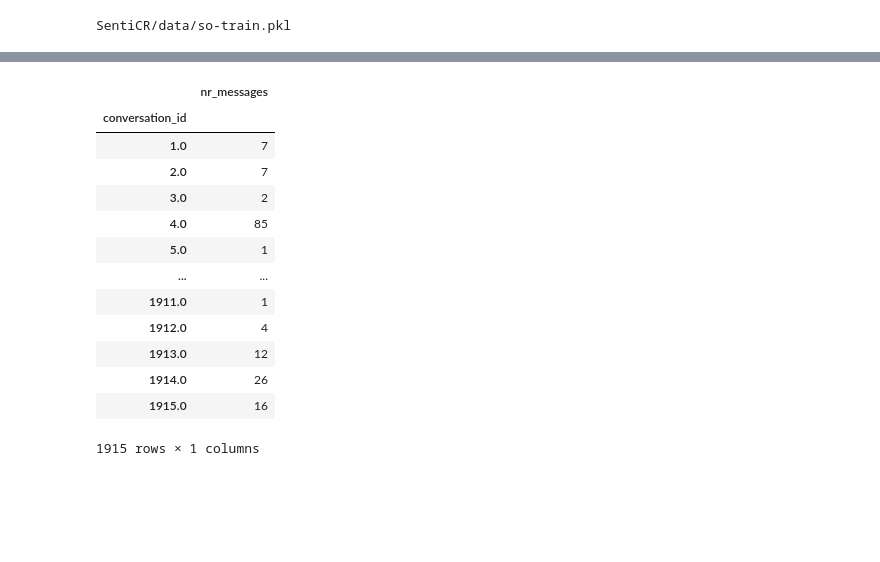
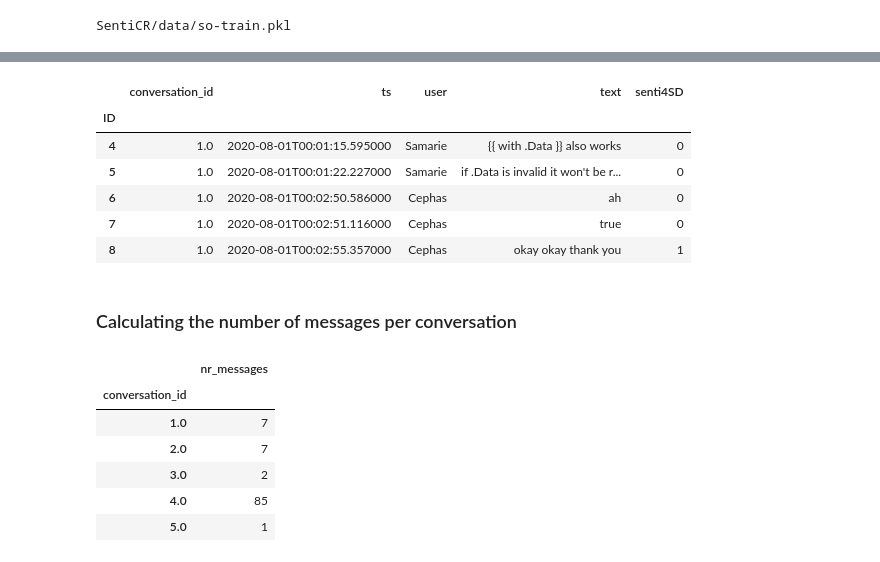
Before and after one commit to Tomgroot/empiricalSE, a Jupyter notebook: SentiScore.ipynb, the cells around one changed output, grey strips where cells are left out. Cells and saved outputs as stored; diff of their text form; code cells hidden in the pictures; blank space fills up the shorter version.

```diff
--- a/SentiScore.ipynb
+++ b/SentiScore.ipynb
@@ -6,4 +8,4 @@ SentiCR/data/so-train.pkl
 # %%
-df_original = pandas.read_xml('test.xml')
+df_original = pd.read_xml('test.xml')
 # %%
 df = df_original[4:].drop(['team_domain', 'channel_name', 'start_date', 'end_date'], axis=1)
@@ -25,0 +49,6 @@ df[df['conversation_id'] == 4.0]
+# %%
+df_senti4SD = df.copy()
+df_senti4SD = df_senti4SD.drop(['ts', 'conversation_id', 'user'], axis=1).rename(columns={"text": "Text"})
+df.index.name = 'ID'
+df_senti4SD.to_csv('df_senti4SD.csv',sep=';')
+df_senti4SD.head()
@@ -26,18 +65,26 @@ df[df['conversation_id'] == 4.0]
+# %%
+senti4SD_df = df.copy()
+senti4SD_df['senti4SD'] = senti4SD['PREDICTED'].copy()
+senti4SD_df.to_csv('preprocessed_senti4SD.csv')
+senti4SD_df.head()
+# %% [output]
+|  | conversation_id | ts | user | text | senti4SD |
+| ID |  |  |  |  |  |
+| 4 | 1.0 | 2020-08-01T00:01:15.595000 | Samarie | {{ with .Data }} also works | 0 |
+| 5 | 1.0 | 2020-08-01T00:01:22.227000 | Samarie | if .Data is invalid it won't be r... | 0 |
+| 6 | 1.0 | 2020-08-01T00:02:50.586000 | Cephas | ah | 0 |
+| 7 | 1.0 | 2020-08-01T00:02:51.116000 | Cephas | true | 0 |
+| 8 | 1.0 | 2020-08-01T00:02:55.357000 | Cephas | okay okay thank you | 1 |
+# %% [markdown]
+### Calculating the number of messages per conversation
 # %%
 response_df = df['conversation_id'].value_counts().rename_axis('conversation_id').to_frame('nr_messages').sort_index(ascending=True)
-response_df
+response_df.head()
 # %% [output]
 |  | nr_messages |
 | conversation_id |  |
 | 1.0 | 7 |
 | 2.0 | 7 |
 | 3.0 | 2 |
 | 4.0 | 85 |
 | 5.0 | 1 |
-| ... | ... |
-| 1911.0 | 1 |
-| 1912.0 | 4 |
-| 1913.0 | 12 |
-| 1914.0 | 26 |
-| 1915.0 | 16 |
-1915 rows × 1 columns
```
Also changed, not shown: parts of 32 cells of this notebook, 5 other files.
